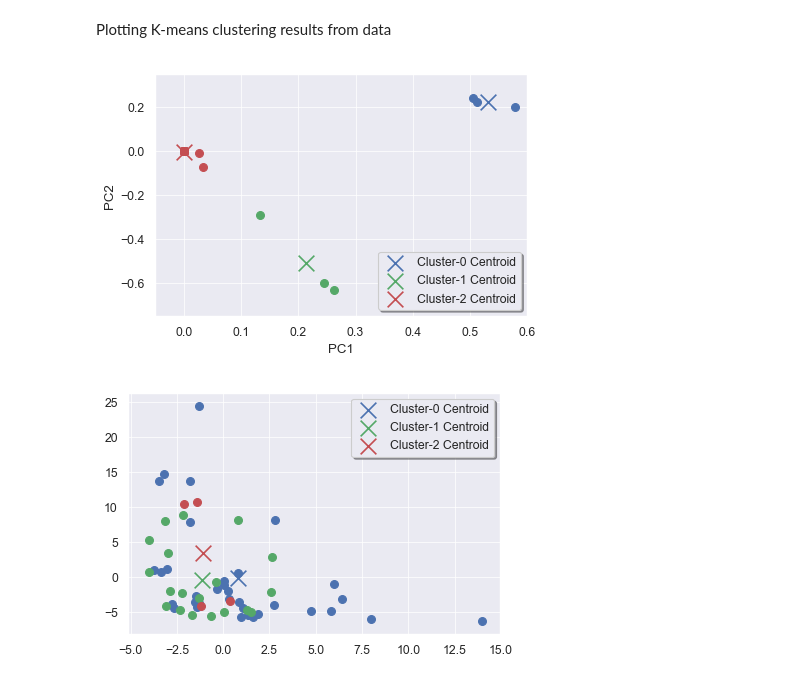
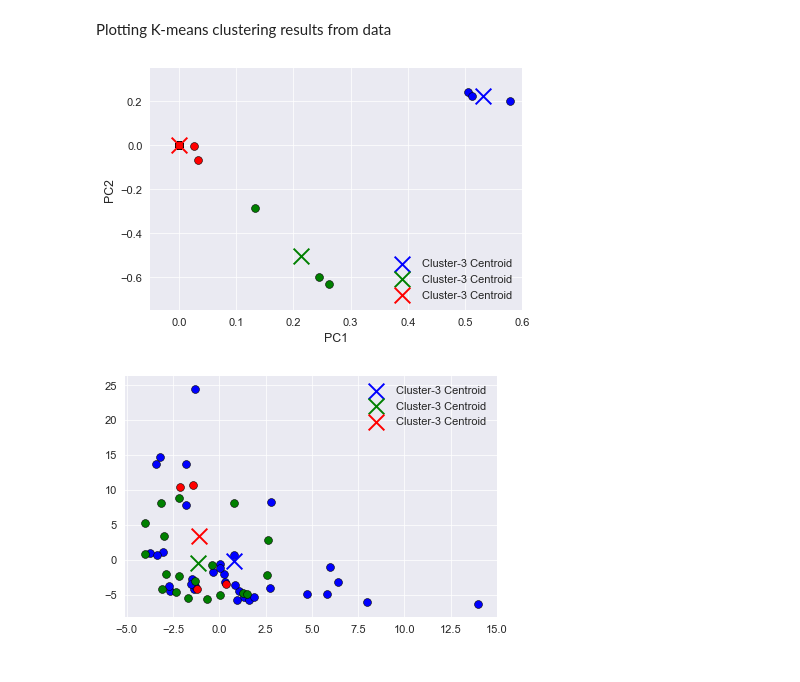
Before and after one commit to istewar1/Research, a Jupyter notebook: COSC 528/Project 2/Project2_notebook.ipynb, the cells around one changed output. Drawn from its saved outputs; the diff is of its cells as text; code cells hidden in the pictures.

```diff
--- a/COSC 528/Project 2/Project2_notebook.ipynb
+++ b/COSC 528/Project 2/Project2_notebook.ipynb
@@ -18,8 +18,7 @@ import matplotlib
 import matplotlib.pyplot as plt
 import seaborn as sns
 # %%
-inPath = '/Users/i6o/Documents/COSC 528/Project 2/'
-df = pd.read_excel(inPath+'UTK-peers.xlsx')
+df = pd.read_excel('UTK-peers.xlsx')
 # %% [markdown]
 Dropping empty rows from imported file
 # %%
@@ -263,11 +262,8 @@ class K_means:
 
             for centroid in self.centroids:
 
-                old_c = old_values[centroid]
-                new_c = self.centroids[centroid]
-
                 # Checking if difference between centroids meet defined tolerance value
-                if np.sum((new_c-old_c)/old_c*100.)>self.tol:
+                if np.sum((self.centroids[centroid]-old_values[centroid])/old_values[centroid]*100.)>self.tol:
                     converged = False
 
 
@@ -288,20 +284,18 @@ fig,ax = plt.subplots(dpi=80)
 for classification in kmeans.clusters:
     color = c[classification]
     for features in kmeans.clusters[classification]:
-        ax.scatter(features[0], features[1], color = color,s = 50)
+        ax.scatter(features[0], features[1], color = color,s = 50,edgecolors='k',linewidth=0.5)
 
-count=0
 for centroid in kmeans.centroids:
     legend_string = 'Cluster-%i Centroid'%count
-    ax.scatter(kmeans.centroids[centroid][0], kmeans.centroids[centroid][1],s=200, marker="x",color=c[count],label=legend_string)
-    count+=1
+    ax.scatter(kmeans.centroids[centroid][0], kmeans.centroids[centroid][1],s=200, marker="x",color=c[centroid],label=legend_string)
 ax.legend(loc='lower right',fancybox=True,shadow=True)
 ax.grid(alpha=0.75)
 ax.set_axisbelow(True)
 ax.set_ylim(-0.75,0.350);ax.set_xlim(-0.05,0.6)
 ax.set_xlabel('PC1');ax.set_ylabel('PC2');
 # %% [output]
-[figure, old version]
+[figure, new version]
 # %%
 kmeans_full = K_means()
 a = np.array(a_centered)
@@ -309,18 +303,17 @@ kmeans_full.main(a)
 # %%
 c = ['b','g','r','c','m','y','k','w'] # python default plot colors for clusters
 fig,ax = plt.subplots(dpi=80)
+
 for classification in kmeans_full.clusters:
     color = c[classification]
     for features in kmeans_full.clusters[classification]:
-        ax.scatter(features[0], features[1], color = color,s = 50)
+        ax.scatter(features[0], features[1], color = color,s = 50,edgecolors='k',linewidth=0.5)
 
-count=0
 for centroid in kmeans_full.centroids:
     legend_string = 'Cluster-%i Centroid'%count
-    ax.scatter(kmeans_full.centroids[centroid][0], kmeans_full.centroids[centroid][1],s=200, marker="x",color=c[count],label=legend_string)
-    count+=1
+    ax.scatter(kmeans_full.centroids[centroid][0], kmeans_full.centroids[centroid][1],s=200, marker="x",color=c[centroid],label=legend_string)
 ax.legend(loc='best',fancybox=True,shadow=True)
 ax.grid(alpha=0.75)
 ax.set_axisbelow(True)
 # %% [output]
-[figure, old version]
+[figure, new version]
```
Also changed, not shown: parts of 4 cells of this notebook.
